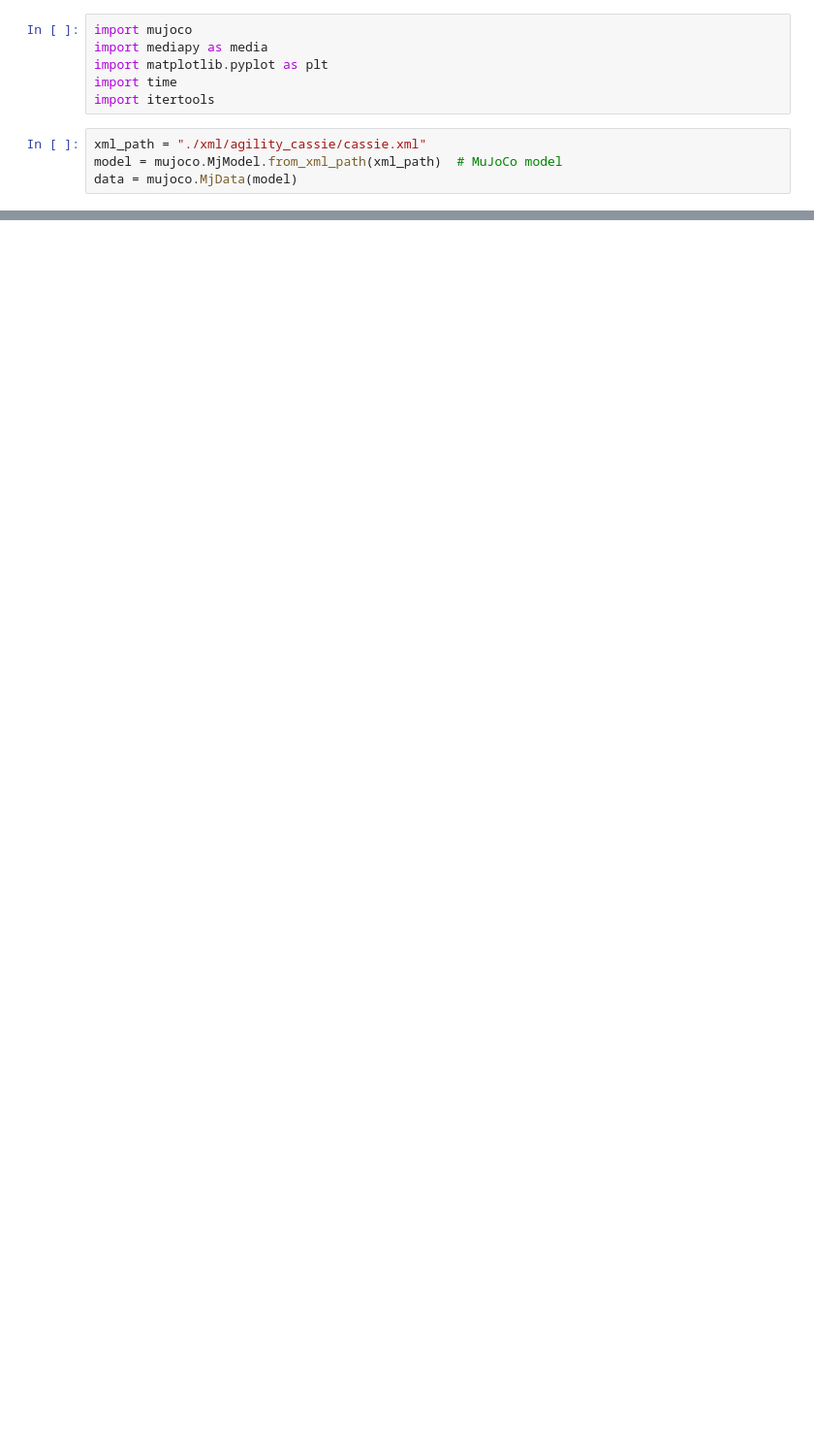
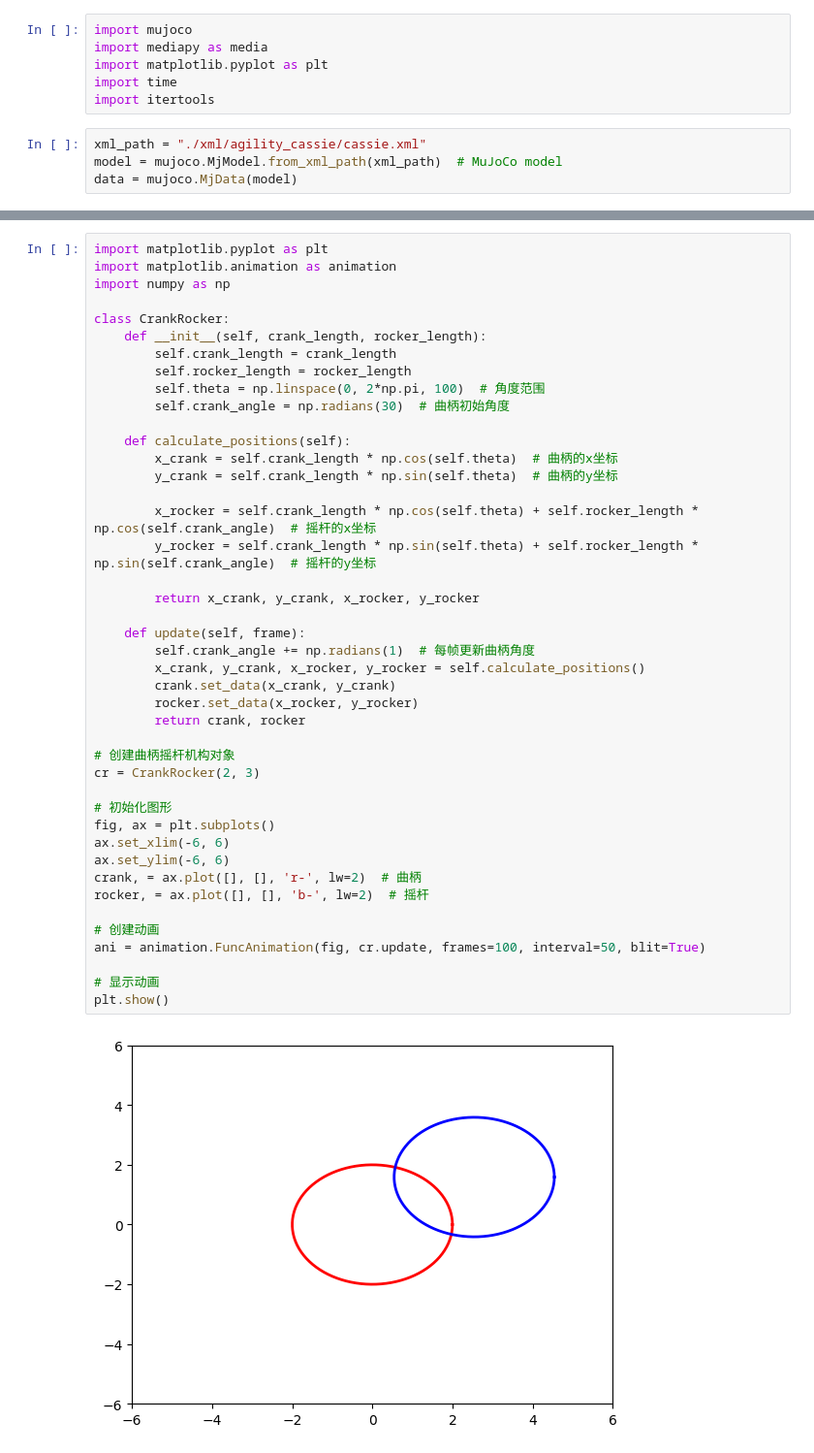
Before and after one commit to yinfanyi/hopper, a Jupyter notebook: test.ipynb, the cells around one changed output, grey strips where cells are left out. Shown at 97% size. Drawn from its saved outputs; the diff is of its cells as text; blank space fills up the shorter version.

```diff
--- a/test.ipynb
+++ b/test.ipynb
@@ -18,0 +63,45 @@ media.show_image(renderer.render())
+# %%
+import matplotlib.pyplot as plt
+import matplotlib.animation as animation
+import numpy as np
+
+class CrankRocker:
+    def __init__(self, crank_length, rocker_length):
+        self.crank_length = crank_length
+        self.rocker_length = rocker_length
+        self.theta = np.linspace(0, 2*np.pi, 100)  # 角度范围
+        self.crank_angle = np.radians(30)  # 曲柄初始角度
+
+    def calculate_positions(self):
+        x_crank = self.crank_length * np.cos(self.theta)  # 曲柄的x坐标
+        y_crank = self.crank_length * np.sin(self.theta)  # 曲柄的y坐标
+
+        x_rocker = self.crank_length * np.cos(self.theta) + self.rocker_length * np.cos(self.crank_angle)  # 摇杆的x坐标
+        y_rocker = self.crank_length * np.sin(self.theta) + self.rocker_length * np.sin(self.crank_angle)  # 摇杆的y坐标
+
+        return x_crank, y_crank, x_rocker, y_rocker
+
+    def update(self, frame):
+        self.crank_angle += np.radians(1)  # 每帧更新曲柄角度
+        x_crank, y_crank, x_rocker, y_rocker = self.calculate_positions()
+        crank.set_data(x_crank, y_crank)
+        rocker.set_data(x_rocker, y_rocker)
+        return crank, rocker
+
+# 创建曲柄摇杆机构对象
+cr = CrankRocker(2, 3)
+
+# 初始化图形
+fig, ax = plt.subplots()
+ax.set_xlim(-6, 6)
+ax.set_ylim(-6, 6)
+crank, = ax.plot([], [], 'r-', lw=2)  # 曲柄
+rocker, = ax.plot([], [], 'b-', lw=2)  # 摇杆
+
+# 创建动画
+ani = animation.FuncAnimation(fig, cr.update, frames=100, interval=50, blit=True)
+
+# 显示动画
+plt.show()
+# %% [output]
+[figure, added]
```
Also changed, not shown: parts of 17 cells of this notebook, 2 other files.
